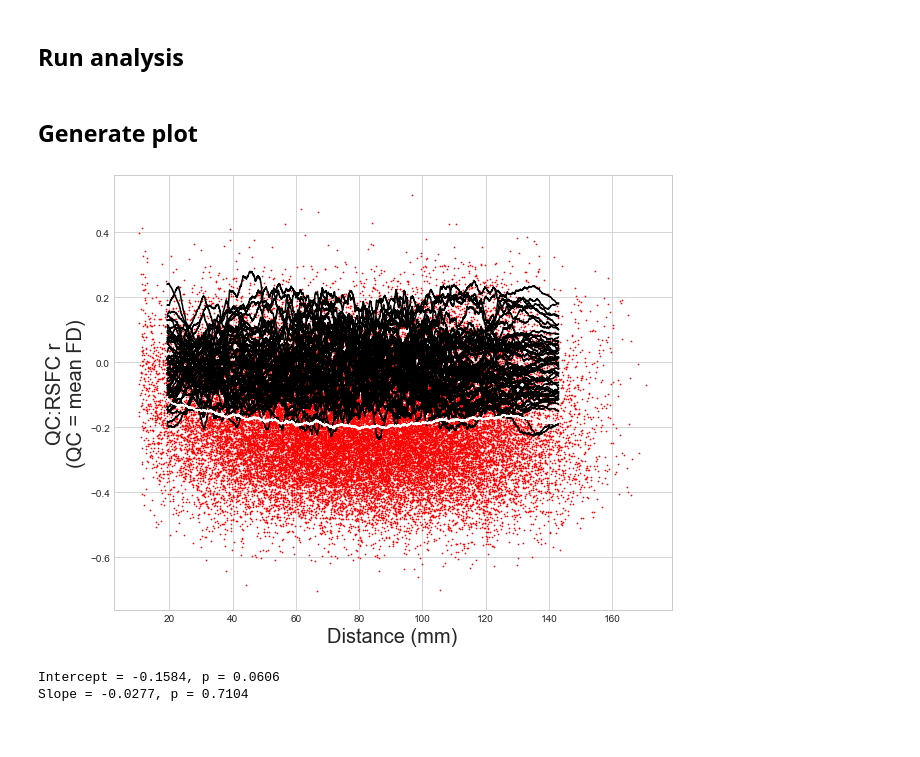
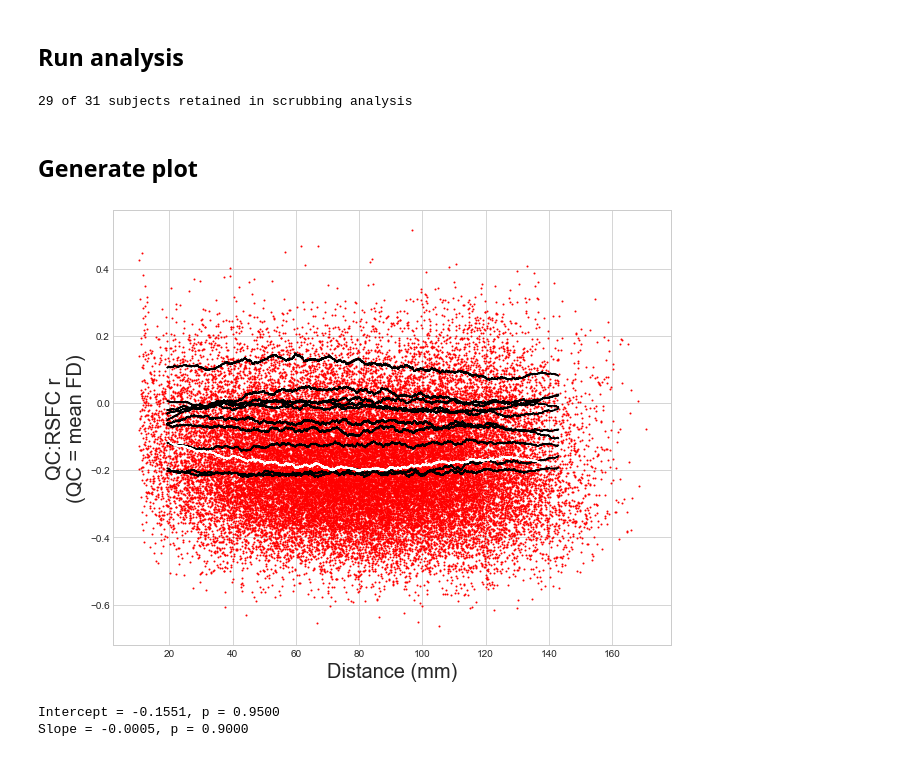
Before and after one commit to NBCLab/power-replication, a Jupyter notebook: generate_ddmra_plots.ipynb, the cells around one changed output. Cells and saved outputs as stored; diff of their text form; code cells hidden in the pictures.

Commit message:
Fix bugs in motion analysis code.

```diff
--- a/generate_ddmra_plots.ipynb
+++ b/generate_ddmra_plots.ipynb
@@ -18,9 +18,9 @@ import generate_plots as gp
 sns.set_style('whitegrid')
 # %%
 n_subjects = 31
-fd_thresh = 0.05
+fd_thresh = 0.1
 window = 1000
-v1, v2 = 35, 100
+v1, v2 = 35, 100  # distances to evaluate
 data = datasets.fetch_adhd(n_subjects=n_subjects)
 # %%
 def get_fd(motion):
@@ -46,40 +46,51 @@ for i in range(n_subjects):
     fd_all.append(get_fd(motion))
 # %% [markdown]
 ## Run analysis
-# %%
-results = gp.run(imgs, fd_all, n_iters=10000, fd_thresh=0.05)
-idx1 = np.abs(results['sorted_dists']-v1).argmin()
-idx2 = np.abs(results['sorted_dists']-v2).argmin()
+# %%
+results = gp.run(imgs, fd_all, n_iters=100, fd_thresh=fd_thresh)
+# %% [output]
+29 of 31 subjects retained in scrubbing analysis
 # %% [markdown]
 ## Generate plot
 # %%
 fig, ax = plt.subplots(figsize=(10, 8))
 sns.regplot(results['sorted_dists'], results['qcrsfc_y'],
             ax=ax, scatter=True, fit_reg=False,
             line_kws={'color': 'black', 'linewidth': 3},
-            scatter_kws={'color': 'red', 's': 0.5, 'alpha': 1})
-for i in range(50):
+            scatter_kws={'color': 'red', 's': 1., 'alpha': 1})
+for i in range(10):
     ax.plot(results['sorted_dists'], results['qcrsfc_null'][i, :],
             color='black')
 ax.plot(results['sorted_dists'], results['qcrsfc_smc'],
         color='white')
 ax.set_xlabel('Distance (mm)', fontsize=20)
 ax.set_ylabel('QC:RSFC r\n(QC = mean FD)', fontsize=20)
 fig.show()
 # %% [output]
-[figure, old version]
+[figure, new version]
 # %%
-intercept = results['qcrsfc_smc'][idx1]
-slope = results['qcrsfc_smc'][idx2] - results['qcrsfc_smc'][idx1]
-perm_intercepts = results['qcrsfc_null'][:, idx1]
-perm_slopes = results['qcrsfc_null'][:, idx2] - results['qcrsfc_null'][:, idx1]
-p_inter = nimare.utils.null_to_p(intercept, perm_intercepts)
-p_slope = nimare.utils.null_to_p(slope, perm_slopes)
+intercept = gp.get_val(results['sorted_dists'],
+                       results['qcrsfc_smc'], v1)
+slope = ((gp.get_val(results['sorted_dists'],
+                     results['qcrsfc_smc'], v2) -
+          gp.get_val(results['sorted_dists'],
+                     results['qcrsfc_smc'], v1))
+         / (v2 - v1))
+perm_intercepts = gp.get_val(results['sorted_dists'],
+                             results['qcrsfc_null'], v1)
+perm_slopes = ((gp.get_val(results['sorted_dists'],
+                           results['qcrsfc_null'], v2) -
+                gp.get_val(results['sorted_dists'],
+                           results['qcrsfc_null'], v1))
+               / (v2 - v1))
+
+p_inter = gp.rank_p(intercept, perm_intercepts, tail='upper')
+p_slope = gp.rank_p(slope, perm_slopes, tail='upper')
 print('Intercept = {0:.04f}, p = {1:.04f}'.format(intercept, p_inter))
 print('Slope = {0:.04f}, p = {1:.04f}'.format(slope, p_slope))
 # %% [output]
-Intercept = -0.1584, p = 0.0606
-Slope = -0.0277, p = 0.7104
+Intercept = -0.1551, p = 0.9500
+Slope = -0.0005, p = 0.9000
 # %%
 fig, ax = plt.subplots(figsize=(10, 8))
 sns.regplot(results['sorted_dists'], results['hl_y'],
```
Also changed, not shown: parts of 4 cells of this notebook, 1 other file.
